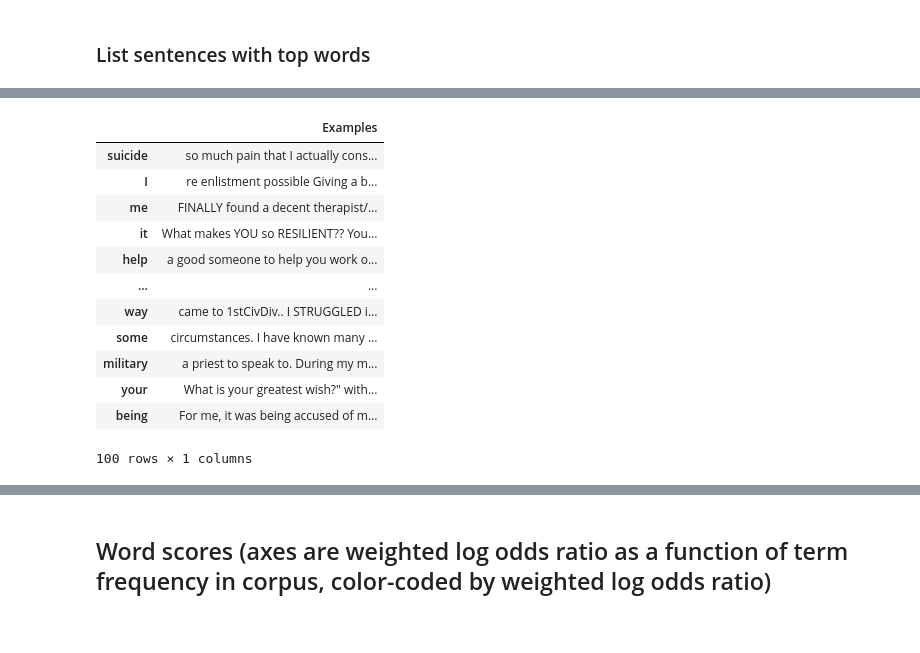
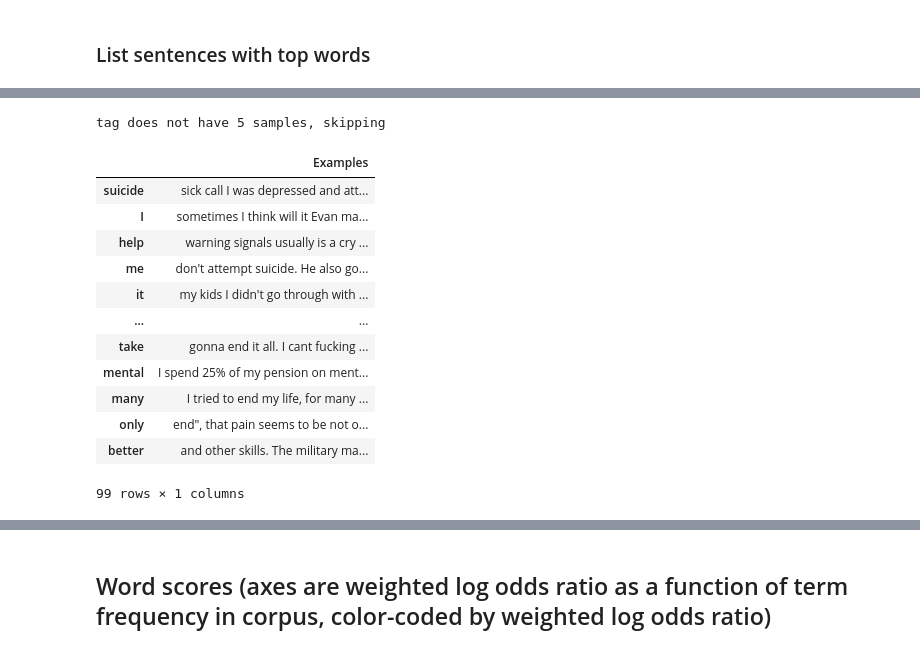
Before and after one commit to danielmlow/rallypoint_suicide_detection, a Jupyter notebook: scattertext.ipynb, the cells around one changed output, grey strips where cells are left out. Saved outputs shown, nothing was run; the diff lists cells and outputs as text; code cells hidden in the pictures.

```diff
--- a/scattertext.ipynb
+++ b/scattertext.ipynb
@@ -105,15 +109,5 @@ df_parsed = train.assign(
 
 corpus_unigram = st.CorpusFromParsedDocuments(
     df_parsed, category_col=group_col_name, parsed_col='parse'
-).build().get_unigram_corpus().compact(st.AssociationCompactor(compaction))
-
-
-
-
-def return_corpus(ngram):
-    if ngram == 'word':
-        return corpus_unigram
-
-    elif ngram == 'phrases':
-        return corpus_phrases
+).build().remove_terms([''], ignore_absences=True).get_unigram_corpus().compact(st.AssociationCompactor(compaction))
 # %% [output]
@@ -229,15 +149,16 @@ NameError: name 'corpus' is not defined
 ngram = 'word' # {'word', 'phrases'}
 score_method = 'fscore' # {'fscore','rank_difference', 'dense_rank', 'odds_ratio'}
 axes = 'score' # {'freq', 'score'}
-filename = f'{ngram}_method-{score_method}_axes-{axes}_compaction-{compaction}-freq-{minimum_term_frequency}'
+filename = f'{ngram}_method-{score_method}_axes-{axes}_compaction-{compaction}-freq-{minimum_term_frequency}_{ts}'
 
 html = st.produce_fightin_words_explorer(
-    corpus_unigram_clean,
+    corpus_unigram,
     category=category,
     category_name=category,
     not_category_name=not_category,
     not_categories=[not_category],
     neutral_categories=[],
+
     transform=st.Scalers.percentile_alphabetical,
     minimum_term_frequency=minimum_term_frequency,
     term_scorer=st.ScaledFScorePresetsNeg1To1(beta=1, scaler_algo='normcdf'),
@@ -246,7 +167,7 @@ html = st.produce_fightin_words_explorer(
 
 )
 
-open(output_dir+filename+'.html', 'w').write(html)
+open(output_dir+filename+f'_{ts}.html', 'w').write(html)
 
 
 # just copy it but add return_scatterplot_structure=True to output the structure
@@ -347,8 +279,8 @@ fig.savefig(output_dir+f'{filename}.png', format='png', dpi = 150)
 ### List sentences with top words
 # %%
 # Warning: this is ont the order of the final plot (probably due to percentile_alphabetical or the exact method for f-score?
-term_freq_df = corpus_unigram_clean.get_term_freq_df()
-term_freq_df[f'{category} score'] = corpus_unigram_clean.get_scaled_f_scores(category)
+term_freq_df = corpus_unigram.get_term_freq_df()
+term_freq_df[f'{category} score'] = corpus_unigram.get_scaled_f_scores(category)
 term_freq_df.sort_values('suicidal score')[::-1]
 # %% [output]
 |  | nonsuicidal freq | suicidal freq | suicidal score |
@@ -391,7 +323,12 @@ def return_sample_word_in_docs(df, words, text_col_name = 'content', sample_n =
         # elif word  ==
 
         # search_for = word # '|'.join(search_for could add specific: ' '+word+' ', ' '+word+'.', ' '+word+'?'
-        docs_with_word = df[df[text_col_name].str.contains(word)][text_col_name].sample(n=sample_n)
+        docs_with_word = df[df[text_col_name].str.contains(word)][text_col_name]
+        if docs_with_word.shape[0]>=sample_n:
+            docs_with_word = docs_with_word.sample(n=sample_n)
+        else:
+            print(word, 'does not have 5 samples, skipping')
+            continue
         assert docs_with_word.shape[0] == sample_n
         docs_with_word = docs_with_word.values
         docs_with_word = [n.replace('\n', ' ') for n in docs_with_word]
@@ -460,20 +379,21 @@ top_words_category
 # %%
 sample_n = 5
 words_to_docs_category_d, words_to_docs_windows_category_d  = return_sample_word_in_docs(df_category, top_words_category, sample_n = sample_n)
 word_examples = pd.DataFrame(words_to_docs_windows_category_d, index = ['Examples']).T
-word_examples.to_csv(output_dir+filename+f'_examples_top-{n}-words_{n}-examples_{sample_n}.csv')
+word_examples.to_csv(output_dir+filename+f'_examples_top-{n}-words_{n}-examples_{sample_n}_{ts}.csv')
 word_examples
 # %% [output]
+tag does not have 5 samples, skipping
 |  | Examples |
-| suicide | so much pain that I actually cons... |
-| I | re enlistment possible Giving a b... |
-| me | FINALLY found a decent therapist/... |
-| it | What makes YOU so RESILIENT?? You... |
-| help | a good someone to help you work o... |
+| suicide | sick call I was depressed and att... |
+| I | sometimes I think will it Evan ma... |
+| help | warning signals usually is a cry ... |
+| me | don't attempt suicide. He also go... |
+| it | my kids I didn't go through with ... |
 | ... | ... |
-| way | came to 1stCivDiv.. I STRUGGLED i... |
-| some | circumstances. I have known many ... |
-| military | a priest to speak to. During my m... |
-| your | What is your greatest wish?" with... |
-| being | For me, it was being accused of m... |
+| take | gonna end it all. I cant fucking ... |
+| mental | I spend 25% of my pension on ment... |
+| many | I tried to end my life, for many ... |
+| only | end", that pain seems to be not o... |
+| better | and other skills. The military ma... |
-100 rows × 1 columns
+99 rows × 1 columns
```
Also changed, not shown: parts of 39 cells of this notebook, 4 other files.
